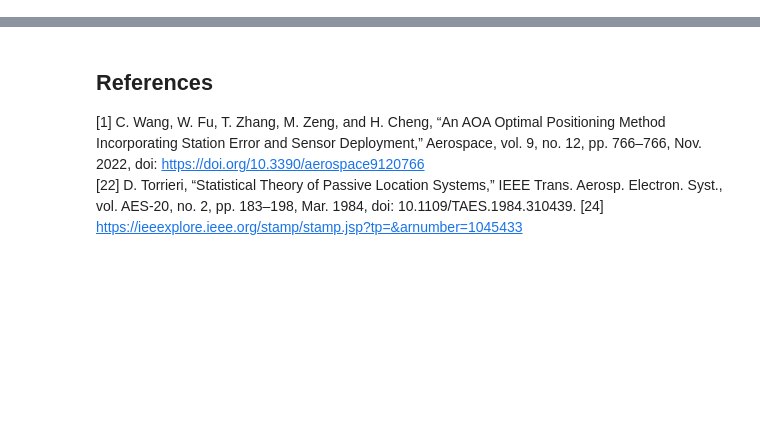
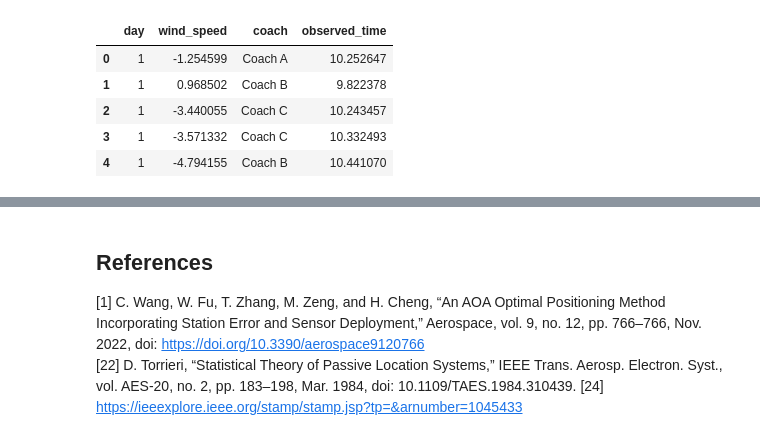
Before and after one commit to ysn9vq-gmu/rqe_tutorials, a Jupyter notebook: ls_rls.ipynb, the cells around one changed output, grey strips where cells are left out. Saved outputs shown, nothing was run; the diff lists cells and outputs as text; code cells hidden in the pictures; blank space fills up the shorter version.

```diff
--- a/ls_rls.ipynb
+++ b/ls_rls.ipynb
@@ -540,0 +63,92 @@ myEstimator = estimator.RecursiveLeastSQ(1)
+# %%
+import numpy as np
+import pandas as pd
+import matplotlib.pyplot as plt
+
+# --- Simulation Parameters ---
+np.random.seed(42)
+
+# True underlying parameters for the runner's performance model
+true_baseline_time = 10.0 # seconds for a specific distance under ideal conditions
+true_wind_effect_coeff = -0.1 # seconds per m/s (negative means tailwind speeds up, headwind slows down)
+true_coach_biases = {
+    'Coach A': 0.1,  # Coach A tends to be 0.1 seconds slow
+    'Coach B': -0.05, # Coach B tends to be 0.05 seconds fast
+    'Coach C': 0.0   # Coach C is unbiased
+}
+
+num_runs_per_day = 5
+num_coaches = len(true_coach_biases)
+coach_names = list(true_coach_biases.keys())
+num_days_to_simulate = 50 # Simulate data for 50 days
+
+# --- Generate daily simulated data ---
+def generate_daily_data(day_number, true_baseline, true_wind_effect_coeff, true_coach_biases, num_runs, coach_names):
+    observed_times = []
+    wind_speeds = []
+    coach_indices = []
+
+    for _ in range(num_runs):
+        # Simulate wind speed (e.g., from -5 m/s (headwind) to +5 m/s (tailwind))
+        wind = np.random.uniform(-5, 5)
+        # Randomly assign a coach for this run
+        coach_name = np.random.choice(coach_names)
+        coach_bias = true_coach_biases[coach_name]
+
+        # True time = baseline + wind_effect * wind_speed + coach_bias + noise
+        noise = np.random.normal(0, 0.05) # Small measurement noise
+        observed_time = (true_baseline +
+                         true_wind_effect_coeff * wind +
+                         coach_bias +
+                         noise)
+
+        observed_times.append(observed_time)
+        wind_speeds.append(wind)
+        coach_indices.append(coach_name)
+
+    df_day = pd.DataFrame({
+        'day': day_number,
+        'wind_speed': wind_speeds,
+        'coach': coach_indices,
+        'observed_time': observed_times
+    })
+    return df_day
+
+# Generate data for multiple days
+all_daily_data = []
+for day in range(1, num_days_to_simulate + 1):
+    all_daily_data.append(generate_daily_data(day, true_baseline_time, true_wind_effect_coeff, true_coach_biases, num_runs_per_day, coach_names))
+
+df_all_data = pd.concat(all_daily_data, ignore_index=True)
+
+print(f"Simulated Data for {num_days_to_simulate} Days (first 5 rows):")
+display(df_all_data.head())
+
+# --- Construct A and b for a given DataFrame ---
+def construct_A_b(df, coach_names):
+    num_params = 1 + 1 + len(coach_names) # Baseline, Wind Effect, Coach Biases
+    A = np.zeros((len(df), num_params))
+    b = df['observed_time'].values.reshape(-1, 1)
+
+    # Map coach names to column indices
+    # Baseline is index 0, Wind Effect is index 1, Coaches start from index 2
+    coach_to_idx = {name: i + 2 for i, name in enumerate(coach_names)}
+
+    for local_idx, (original_idx, row) in enumerate(df.iterrows()): # Use local_idx for A
+        A[local_idx, 0] = 1 # Coefficient for T_baseline
+        A[local_idx, 1] = row['wind_speed'] # Coefficient for W (wind effect)
+        A[local_idx, coach_to_idx[row['coach']]] = 1 # Coefficient for B_coach
+
+    # Define the parameter vector 'x' for context
+    param_names = ['T_baseline', 'W'] + [f'B_{c}' for c in coach_names]
+
+    return A, b, param_names
+
+# Example for Day 1 (as previously)
+df_day1 = df_all_data[df_all_data['day'] == 1]
+A_day1, b_day1, param_names = construct_A_b(df_day1, coach_names)
+
+print("\nDesign Matrix A (Day 1, first 3 rows):\n", A_day1[:3])
+print("\nObservation Vector b (Day 1, first 3 rows):\n", b_day1[:3].flatten())
+print("\nParameter Names in x:\n", param_names)
+# %% [output]
@@ -540,0 +156,6 @@ myEstimator = estimator.RecursiveLeastSQ(1)
+|  | day | wind_speed | coach | observed_time |
+| 0 | 1 | -1.254599 | Coach A | 10.252647 |
+| 1 | 1 | 0.968502 | Coach B | 9.822378 |
+| 2 | 1 | -3.440055 | Coach C | 10.243457 |
+| 3 | 1 | -3.571332 | Coach C | 10.332493 |
+| 4 | 1 | -4.794155 | Coach B | 10.441070 |
```
Also changed, not shown: parts of 47 cells of this notebook.
